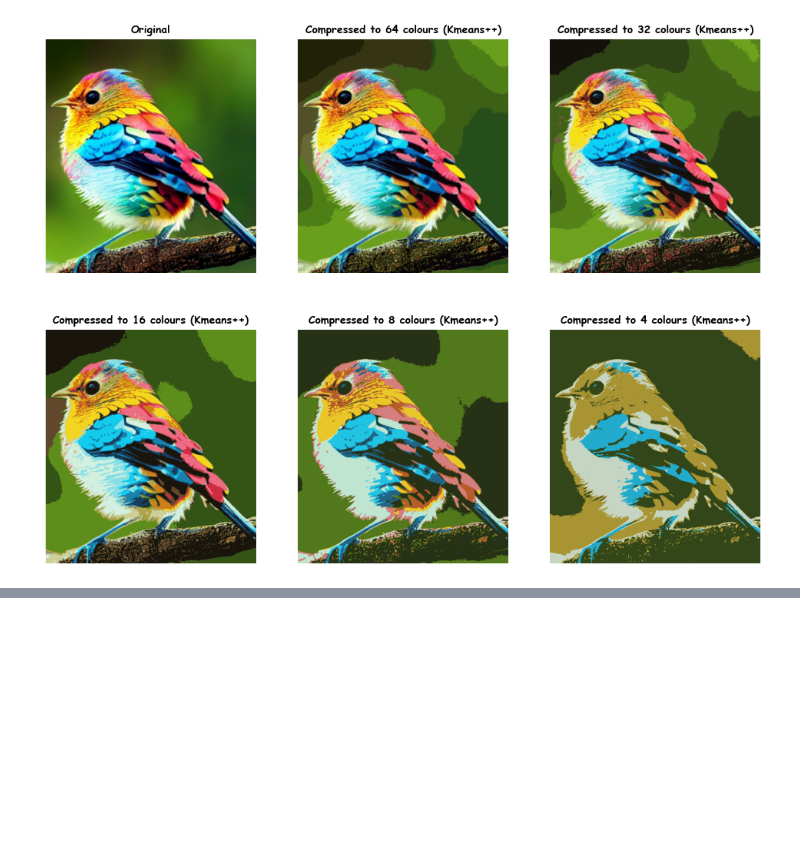
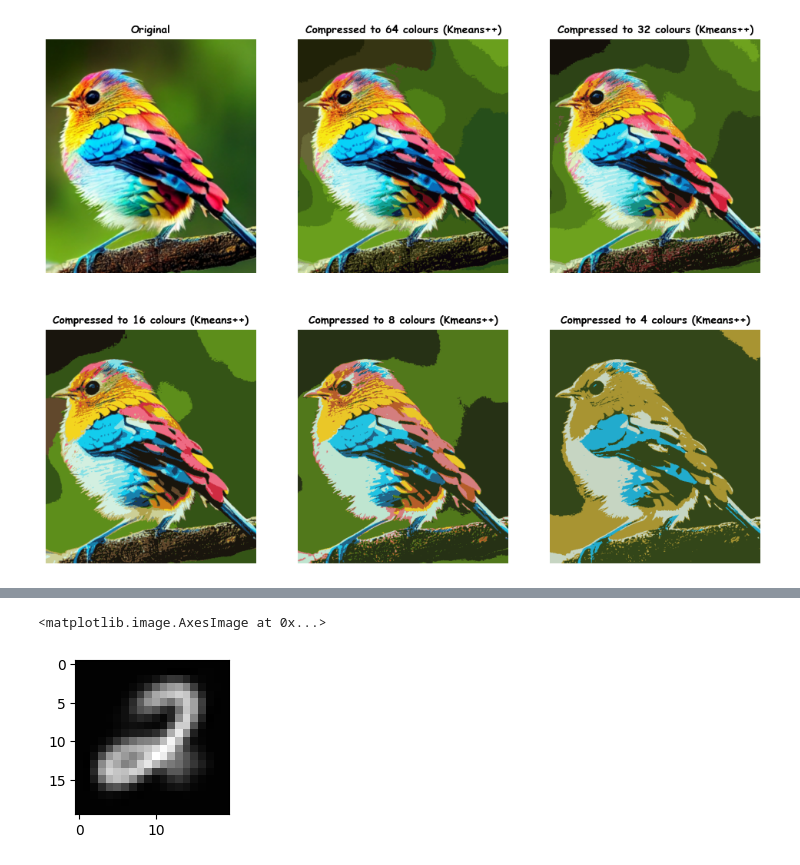
Before and after one commit to Instinct-123/UL_KMeans, a Jupyter notebook: K_means_pp.ipynb, the cells around one changed output, grey strips where cells are left out. Drawn from its saved outputs; the diff is of its cells as text; code cells hidden in the pictures; blank space fills up the shorter version.

```diff
--- a/K_means_pp.ipynb
+++ b/K_means_pp.ipynb
@@ -541,0 +563,10 @@ plt.show()
+# %%
+# Lets try clustering if we could get some interesting results...
+Cluster_cens,ind_cen,cost_mn = Run_K_meanspp(X_dat,50,1000)
+# %%
+X_chk = Cluster_cens[3].reshape((20,20)).T
+plt.figure(figsize=(2,2))
+plt.imshow(X_chk,cmap='grey')
+# %% [output]
+<matplotlib.image.AxesImage at 0x...>
+[figure, added]
```
Also changed, not shown: parts of 14 cells of this notebook, 2 other files.
